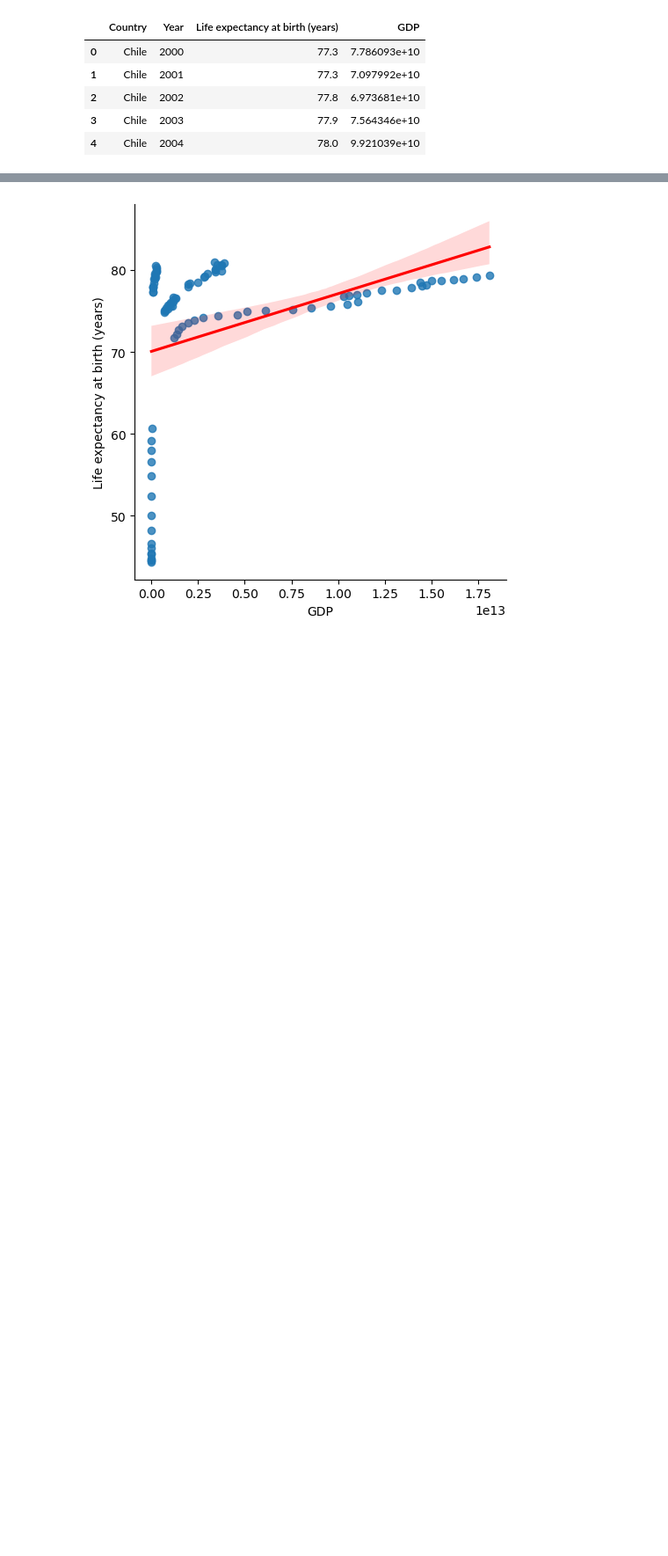
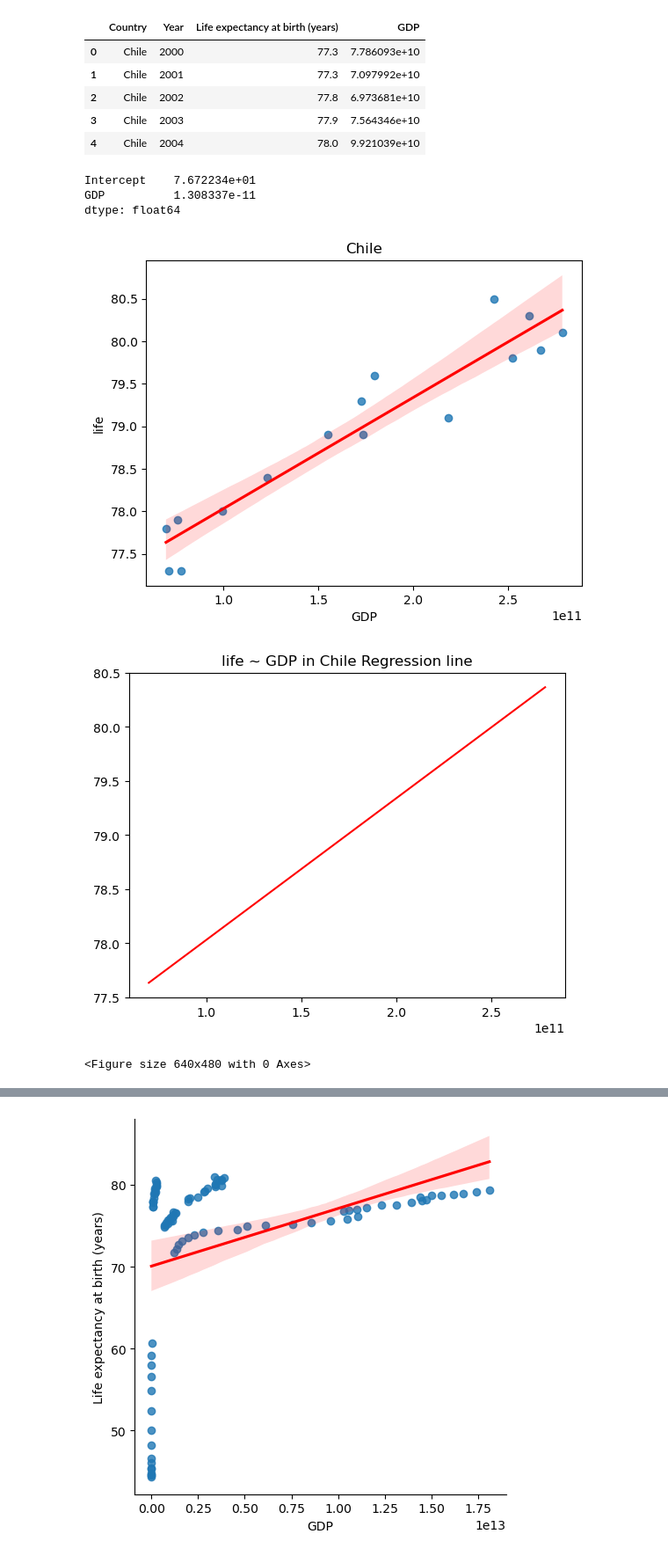
Before and after one commit to Pouria-Zarrin/GDP, a Jupyter notebook: life_expectancy_gdp.ipynb, the cells around one changed output, grey strips where cells are left out. Shown at 88% size. Drawn from its saved outputs; the diff is of its cells as text; code cells hidden in the pictures; blank space fills up the shorter version.

Commit message:
individual lmplots and regression lines and data added

```diff
--- a/life_expectancy_gdp.ipynb
+++ b/life_expectancy_gdp.ipynb
@@ -62,4 +62,45 @@ df.head()
 | 2 | Chile | 2002 | 77.8 | 6.973681e+10 |
 | 3 | Chile | 2003 | 77.9 | 7.564346e+10 |
 | 4 | Chile | 2004 | 78.0 | 9.921039e+10 |
+# %%
+import statsmodels.api as sm
+
+df = df.rename(columns={'Life expectancy at birth (years)': 'life'})
+
+
+# Create the model here:
+
+model = sm.OLS.from_formula('life ~ GDP', data = df[df['Country'] == 'Chile'])
+
+# Fit the model here:
+
+results = model.fit()
+
+# Print the coefficients here:
+
+print (results.params)
+
+# Define the regression line
+x_values = np.linspace(df[df['Country'] == 'Chile']['GDP'].min(), df[df['Country'] == 'Chile']['GDP'].max(), 100)
+y_values = results.params[0] + results.params[1] * x_values
+
+# Plot the regression line using Matplotlib
+
+sns.regplot(y = 'life' , x = 'GDP' , data = df[df['Country'] == 'Chile'] , line_kws={'color': 'red'})
+plt.title('Chile')
+plt.show()
+plt.clf()
+
+
+plt.plot(x_values, y_values, color='red', label='Regression line')
+plt.title('life ~ GDP in Chile Regression line')
+plt.show()
+plt.clf()
+# %% [output]
+Intercept    7.672234e+01
+GDP          1.308337e-11
+dtype: float64
+[figure, added]
+[figure, added]
+<Figure size 640x480 with 0 Axes>
 # %%
```
Also changed, not shown: parts of 2 cells of this notebook.
